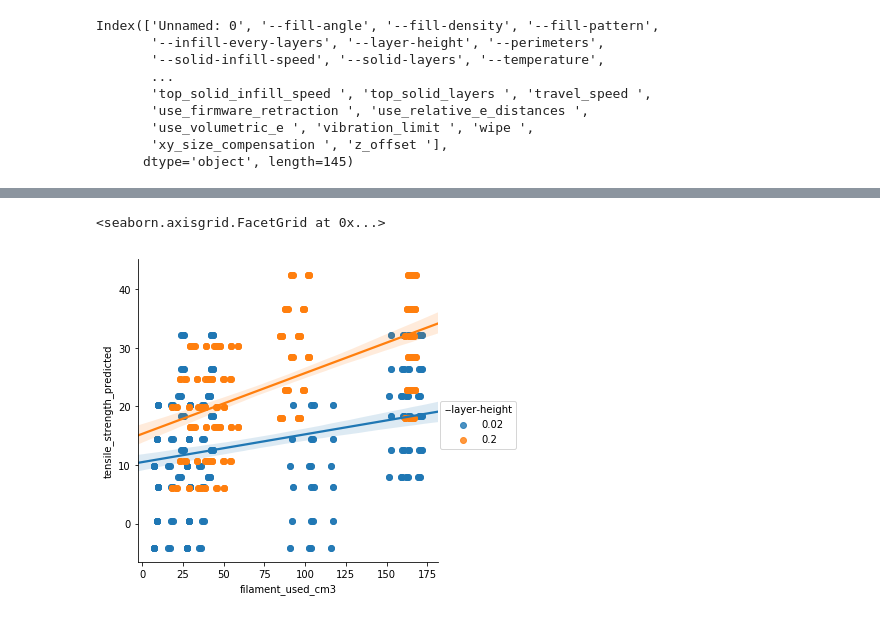
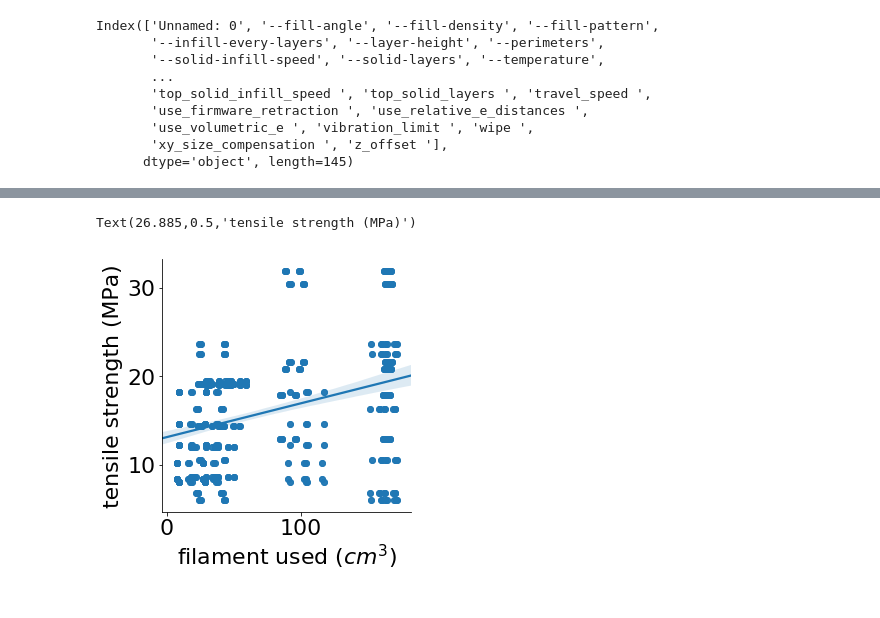
Before and after one commit to wilsonify/Opti3D, a Jupyter notebook: 3dprinter.ipynb, the cells around one changed output, grey strips where cells are left out. Saved outputs shown, nothing was run; the diff lists cells and outputs as text; code cells hidden in the pictures.

```diff
--- a/3dprinter.ipynb
+++ b/3dprinter.ipynb
@@ -58,6 +67,7 @@ elongation
 # %%
 y = data[data.columns.intersection(['tension_strength'])]
 #x = data[data.columns.difference(['tension_strength','elongation','roughness'])]
-x = data[['layer_height','infill_density','nozzle_temperature','wall_thickness']]
+x = data[important_features]
 x_numeric=x.select_dtypes(include=np.number)
 x_nonnumeric=x.select_dtypes(exclude=np.number)
+#x = pd.get_dummies(x_nonnumeric).join(x_numeric)
@@ -137,10 +148,11 @@ Index(['Unnamed: 0', '--fill-angle', '--fill-density', '--fill-pattern',
        'xy_size_compensation ', 'z_offset '],
       dtype='object', length=145)
 # %%
-controllable_parameters = ['--layer-height',
-                 '--fill-density',
-                 '--temperature',
-                 '--solid-layers']
+strenth_controllable_parameters = ['--layer-height',
+                           '--fill-density',
+                           '--temperature',
+                           '--solid-layers'
+                          ]
 # %%
 newx = metadata[controllable_parameters]
 # %%
@@ -151,5 +160,5 @@ sns.pairplot(newx)
 # %%
-tensile = strength_regressor_linear.predict(newx)
+tensile = strength_regressor_rf.predict(newx)
 tensile_series = pd.Series(tensile,name='tensile_strength_predicted')
 # %%
 tensile_series.plot.hist()
@@ -173,13 +182,16 @@ metadata_enriched['filament_used_mm'] = filament['filament_used_mm']\
 metadata_enriched['filament_used_cm3'] = filament['filament_used_cm3']\
 .str.strip('()')\
 .str.replace('cm3','')                                                             .apply(float)
+# %%
+metadata_enriched['infill extrusion width (mm)'] = metadata['infill extrusion width '].str.replace('mm','').apply(float)
 # %%
-sns.lmplot(x='filament_used_cm3',
+fg = sns.lmplot(x='filament_used_cm3',
            y='tensile_strength_predicted',
-           hue='--layer-height',
-
+           #hue='--layer-height',
            data=metadata_enriched
           )
+fg.axes[0,0].set_xlabel('filament used ($cm^3$)')
+fg.axes[0,0].set_ylabel('tensile strength (MPa)')
 # %% [output]
-<seaborn.axisgrid.FacetGrid at 0x...>
+Text(26.885,0.5,'tensile strength (MPa)')
-[figure, old version]
+[figure, new version]
```
Also changed, not shown: parts of 48 cells of this notebook.
